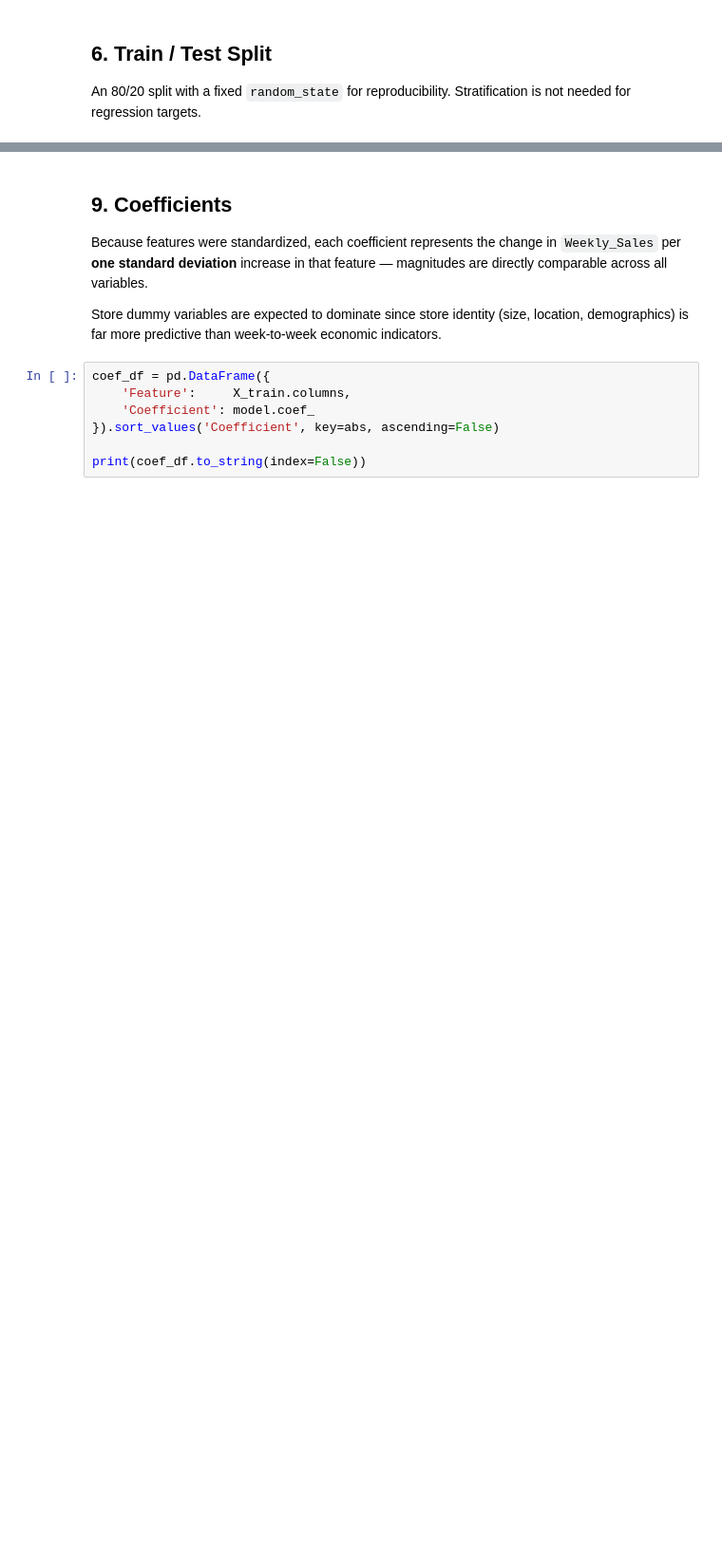
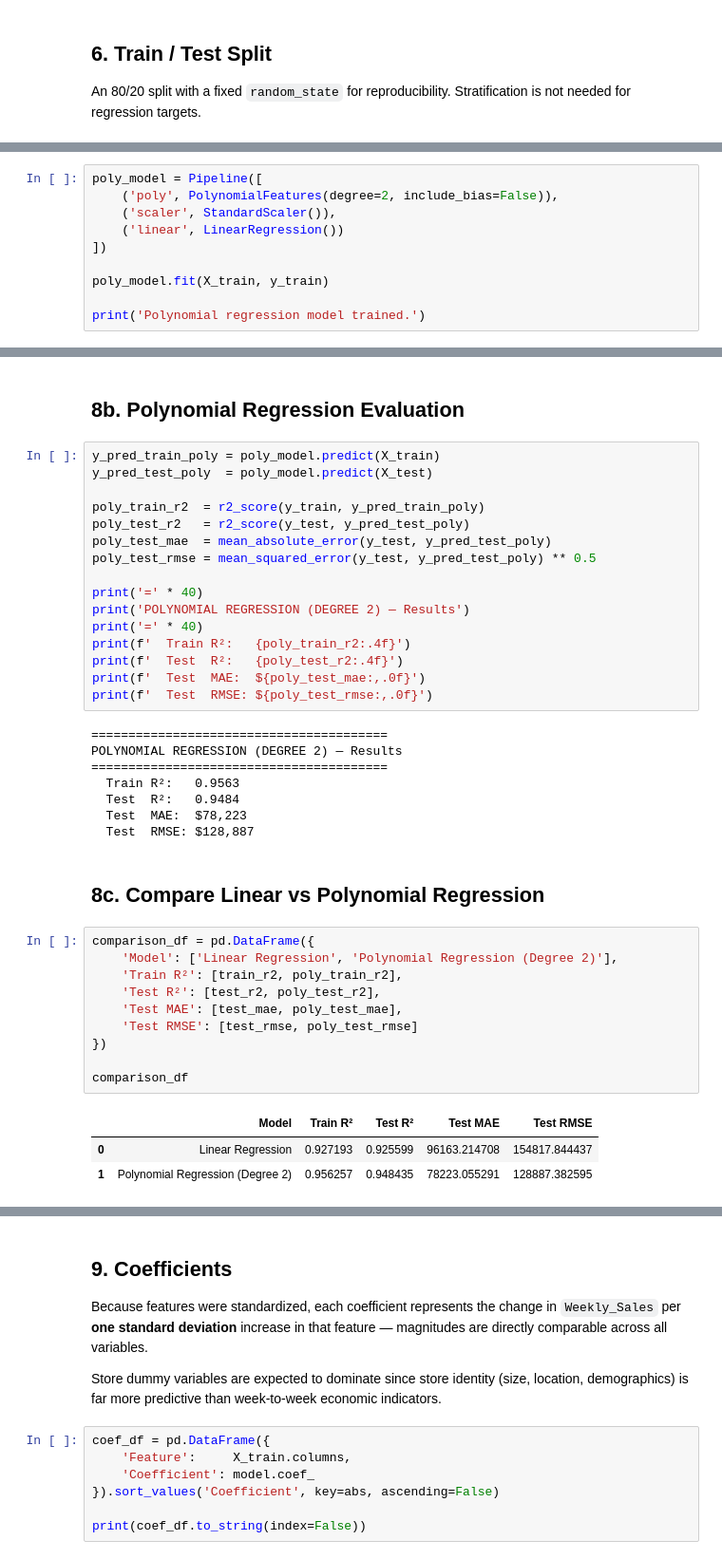
Before and after one commit to leonTan21/inventory-demand-prediction-ml, a Jupyter notebook: notebooks/walmart_linear_regression.ipynb, the cells around one changed output, grey strips where cells are left out. Shown at 95% size. Cells and saved outputs as stored; diff of their text form; blank space fills up the shorter version.

```diff
--- a/notebooks/walmart_linear_regression.ipynb
+++ b/notebooks/walmart_linear_regression.ipynb
@@ -263,0 +366,10 @@ print('Model trained.')
+# %%
+poly_model = Pipeline([
+    ('poly', PolynomialFeatures(degree=2, include_bias=False)),
+    ('scaler', StandardScaler()),
+    ('linear', LinearRegression())
+])
+
+poly_model.fit(X_train, y_train)
+
+print('Polynomial regression model trained.')
@@ -289,0 +412,42 @@ print(f'  Test  RMSE: ${test_rmse:,.0f}')
+# %% [markdown]
+## 8b. Polynomial Regression Evaluation
+# %%
+y_pred_train_poly = poly_model.predict(X_train)
+y_pred_test_poly  = poly_model.predict(X_test)
+
+poly_train_r2  = r2_score(y_train, y_pred_train_poly)
+poly_test_r2   = r2_score(y_test, y_pred_test_poly)
+poly_test_mae  = mean_absolute_error(y_test, y_pred_test_poly)
+poly_test_rmse = mean_squared_error(y_test, y_pred_test_poly) ** 0.5
+
+print('=' * 40)
+print('POLYNOMIAL REGRESSION (DEGREE 2) — Results')
+print('=' * 40)
+print(f'  Train R²:   {poly_train_r2:.4f}')
+print(f'  Test  R²:   {poly_test_r2:.4f}')
+print(f'  Test  MAE:  ${poly_test_mae:,.0f}')
+print(f'  Test  RMSE: ${poly_test_rmse:,.0f}')
+# %% [output]
+========================================
+POLYNOMIAL REGRESSION (DEGREE 2) — Results
+========================================
+  Train R²:   0.9563
+  Test  R²:   0.9484
+  Test  MAE:  $78,223
+  Test  RMSE: $128,887
+# %% [markdown]
+## 8c. Compare Linear vs Polynomial Regression
+# %%
+comparison_df = pd.DataFrame({
+    'Model': ['Linear Regression', 'Polynomial Regression (Degree 2)'],
+    'Train R²': [train_r2, poly_train_r2],
+    'Test R²': [test_r2, poly_test_r2],
+    'Test MAE': [test_mae, poly_test_mae],
+    'Test RMSE': [test_rmse, poly_test_rmse]
+})
+
+comparison_df
+# %% [output]
+|  | Model | Train R² | Test R² | Test MAE | Test RMSE |
+| 0 | Linear Regression | 0.927193 | 0.925599 | 96163.214708 | 154817.844437 |
+| 1 | Polynomial Regression (Degree 2) | 0.956257 | 0.948435 | 78223.055291 | 128887.382595 |
```
Also changed, not shown: parts of 27 cells of this notebook.
